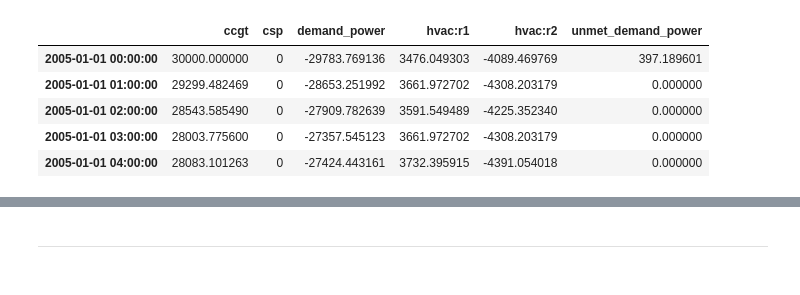
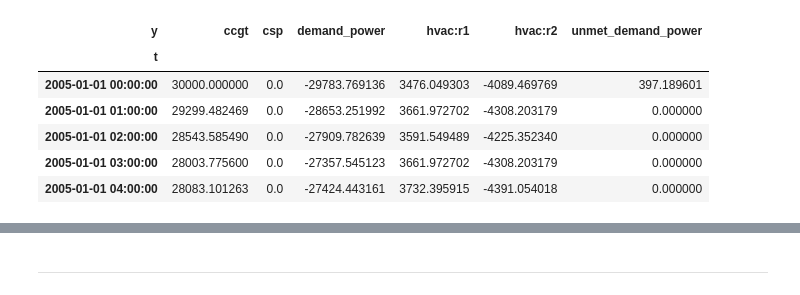
Before and after one commit to calliope-project/calliope, a Jupyter notebook: doc/_static/notebooks/tutorial.ipynb, the cells around one changed output, grey strips where cells are left out. Cells and saved outputs as stored; diff of their text form; code cells hidden in the pictures.

```diff
--- a/doc/_static/notebooks/tutorial.ipynb
+++ b/doc/_static/notebooks/tutorial.ipynb
@@ -58,0 +42,7 @@ memory usage: 6.6 KB
+# %%
+# We can sum power output over all locations and turn the result into
+# a pandas.DataFrame
+
+df_power = model.solution['e'].loc[dict(c='power')].sum(dim='x').to_pandas().T
+
+df_power.info()
@@ -59,14 +61,15 @@ memory usage: 6.6 KB
 # %%
 # Using .head() to see the first few rows:
 
-model.solution.node['e:power'].sum(2).head()
+df_power.head()
 # %% [output]
-|  | ccgt | csp | demand_power | hvac:r1 | hvac:r2 | unmet_demand_power |
-| 2005-01-01 00:00:00 | 30000.000000 | 0 | -29783.769136 | 3476.049303 | -4089.469769 | 397.189601 |
-| 2005-01-01 01:00:00 | 29299.482469 | 0 | -28653.251992 | 3661.972702 | -4308.203179 | 0.000000 |
-| 2005-01-01 02:00:00 | 28543.585490 | 0 | -27909.782639 | 3591.549489 | -4225.352340 | 0.000000 |
-| 2005-01-01 03:00:00 | 28003.775600 | 0 | -27357.545123 | 3661.972702 | -4308.203179 | 0.000000 |
-| 2005-01-01 04:00:00 | 28083.101263 | 0 | -27424.443161 | 3732.395915 | -4391.054018 | 0.000000 |
+| y | ccgt | csp | demand_power | hvac:r1 | hvac:r2 | unmet_demand_power |
+| t |  |  |  |  |  |  |
+| 2005-01-01 00:00:00 | 30000.000000 | 0.0 | -29783.769136 | 3476.049303 | -4089.469769 | 397.189601 |
+| 2005-01-01 01:00:00 | 29299.482469 | 0.0 | -28653.251992 | 3661.972702 | -4308.203179 | 0.000000 |
+| 2005-01-01 02:00:00 | 28543.585490 | 0.0 | -27909.782639 | 3591.549489 | -4225.352340 | 0.000000 |
+| 2005-01-01 03:00:00 | 28003.775600 | 0.0 | -27357.545123 | 3661.972702 | -4308.203179 | 0.000000 |
+| 2005-01-01 04:00:00 | 28083.101263 | 0.0 | -27424.443161 | 3732.395915 | -4391.054018 | 0.000000 |
 # %%
 # We can plot this by using the plot_carrier_production function
 # Note this is using the colors, names, and stack_weights defined for
```
Also changed, not shown: parts of 19 cells of this notebook, 6 other files.
